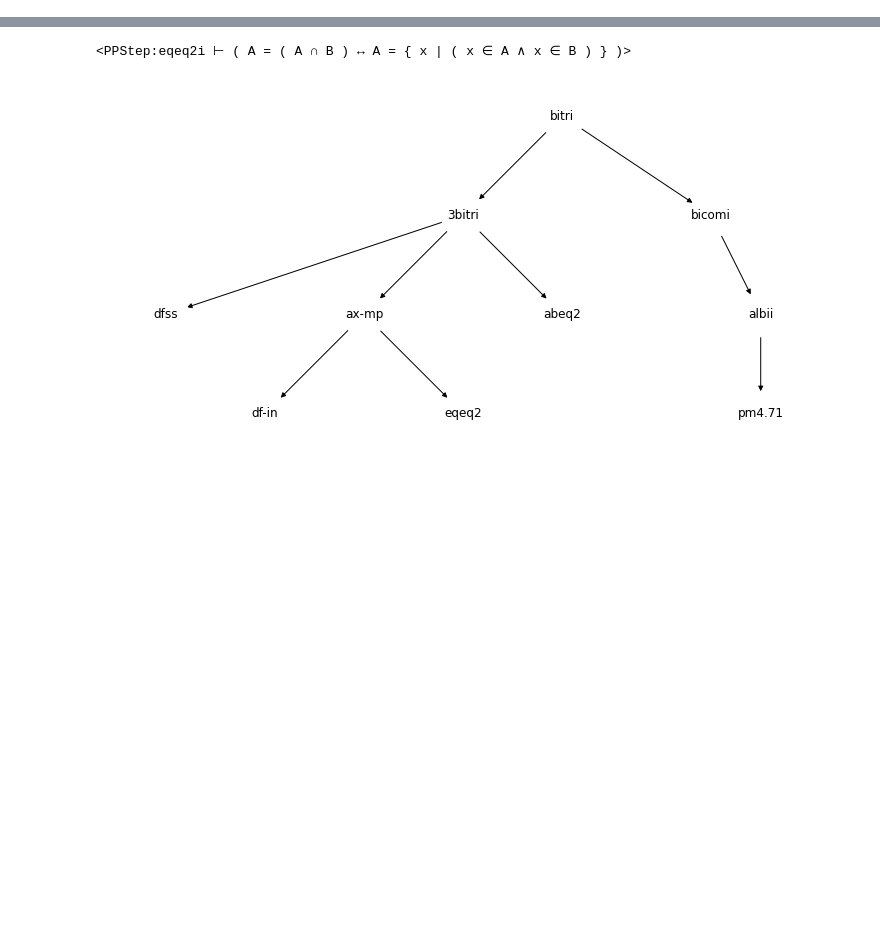
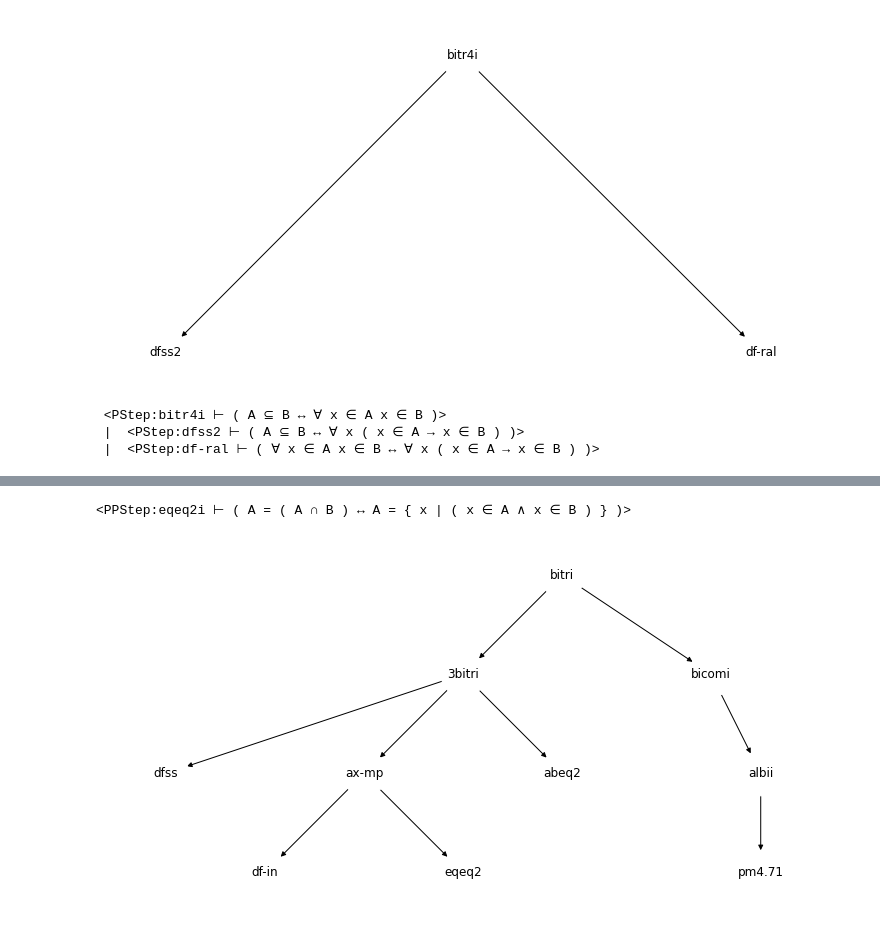
Before and after one commit to lucolivi/mathview, a Jupyter notebook: expansion related/expanding working.ipynb, the cells around one changed output, grey strips where cells are left out. Saved outputs shown, nothing was run; the diff lists cells and outputs as text; code cells hidden in the pictures; blank space fills up the shorter version.

```diff
--- a/expansion related/expanding working.ipynb
+++ b/expansion related/expanding working.ipynb
@@ -20,0 +23,10 @@ Wall time: 10.2 s
+# %%
+prop = database.propositions["dfss3"]
+prop_proof = construct_proof(prop)
+prop_proof.print_graph()
+prop_proof.print_linear()
+# %% [output]
+[figure, added]
+ <PStep:bitr4i ⊢ ( A ⊆ B ↔ ∀ x ∈ A x ∈ B )>
+ |  <PStep:dfss2 ⊢ ( A ⊆ B ↔ ∀ x ( x ∈ A → x ∈ B ) )>
+ |  <PStep:df-ral ⊢ ( ∀ x ∈ A x ∈ B ↔ ∀ x ( x ∈ A → x ∈ B ) )>
```
Also changed, not shown: parts of 14 cells of this notebook, 1 other file.
